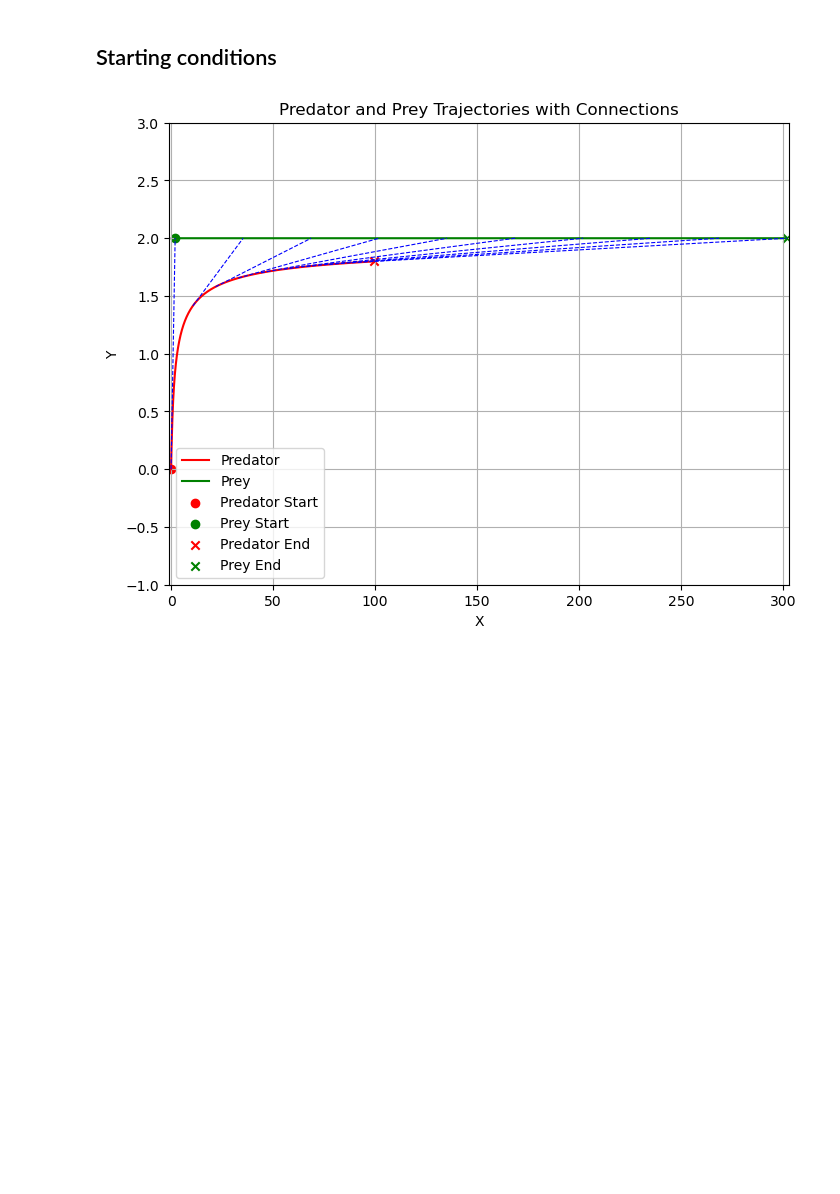
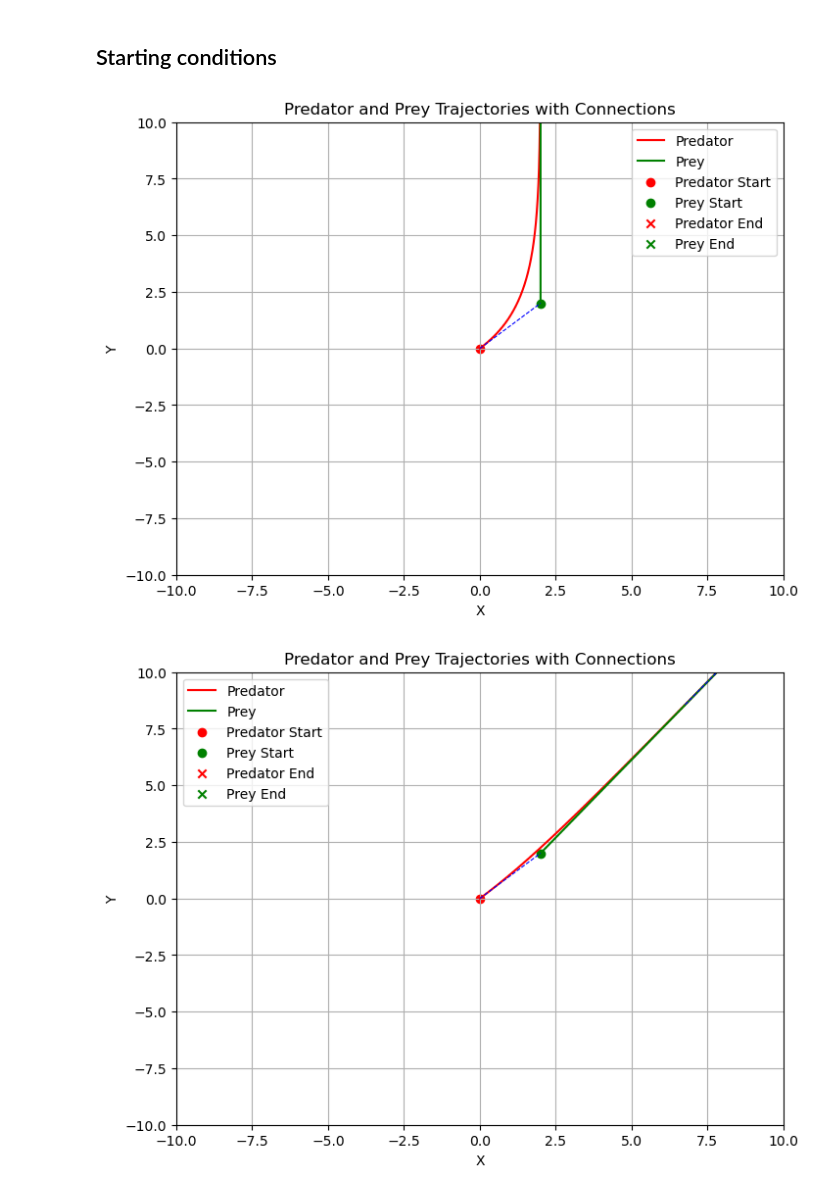
Before and after one commit to quercia-dev/pursuit-curves, a Jupyter notebook: 00_Deterministic.ipynb, the cells around one changed output. Cells and saved outputs as stored; diff of their text form; code cells hidden in the pictures; blank space fills up the shorter version.

Commit message:
add: variational loop of trajectories

```diff
--- a/00_Deterministic.ipynb
+++ b/00_Deterministic.ipynb
@@ -14,7 +14,6 @@ import math
 # %%
 params = {
     "dt": 0.001,
-    "n_steps": round(100 / 0.001),
 
     "x1_max": 1,
     "y1_max": 3,
@@ -25,6 +24,8 @@ params = {
     "R_kill": 1,
     "R_react": 2,
 }
+
+params['n_steps'] = round(100 / params['dt'])
 # %% [markdown]
 ## Starting conditions
 # %%
@@ -129,7 +134,7 @@ def simulate(state, params):
 import matplotlib.pyplot as plt
 
 
-def plot_trajectories(state):
+def plot_trajectories(state, bound:int=-1):
     """
     Plots the 2D trajectories of predator and prey from the simulation state.
     The axes automatically fit the data, allowing unequal x and y scaling.
@@ -141,8 +146,6 @@ def plot_trajectories(state):
 
     # Combine trajectories to find min and max
     all_positions = np.vstack([predator_traj, prey_traj])
-    x_min, y_min = np.min(all_positions, axis=0)
-    x_max, y_max = np.max(all_positions, axis=0)
 
     plt.figure(figsize=(8, 6))
     plt.plot(predator_traj[:, 0], predator_traj[:, 1], label='Predator', color='red')
@@ -169,13 +172,41 @@ def plot_trajectories(state):
     plt.legend()
     plt.grid(True)
 
-    plt.xlim(x_min - 1, x_max + 1)
-    plt.ylim(y_min - 1, y_max + 1)
+    if bound == -1:
+        x_min, y_min = np.min(all_positions, axis=0)
+        x_max, y_max = np.max(all_positions, axis=0)
+        plt.xlim(x_min - 1, x_max + 1)
+        plt.ylim(y_min - 1, y_max + 1)
+    else:
+        plt.xlim(-bound, bound)
+        plt.ylim(-bound, bound)
+
     plt.gca().set_aspect('auto')
 
     plt.show()
-
-simulate(state, params)
-plot_trajectories(state)
-# %% [output]
-[figure, removed]
+# %%
+recordings = []
+n = 10
+for i in range(n):
+    params = {
+        "dt": 0.0001,
+
+        "x1_max": 1,
+        "y1_max": 3,
+
+        "x2_max": 3,
+        "y2_max": 1,
+
+        "R_kill": 0.001,
+        "R_react": 2,
+    }
+
+    params['n_steps'] = round(100 / params['dt'])
+
+    state = get_trajectory(360/n*i)
+    simulate(state, params)
+    plot_trajectories(state, 10)
+    recordings += [state]
+# %% [output]
+[figure, added]
+[figure, added]
```
Also changed, not shown: parts of 3 cells of this notebook.
